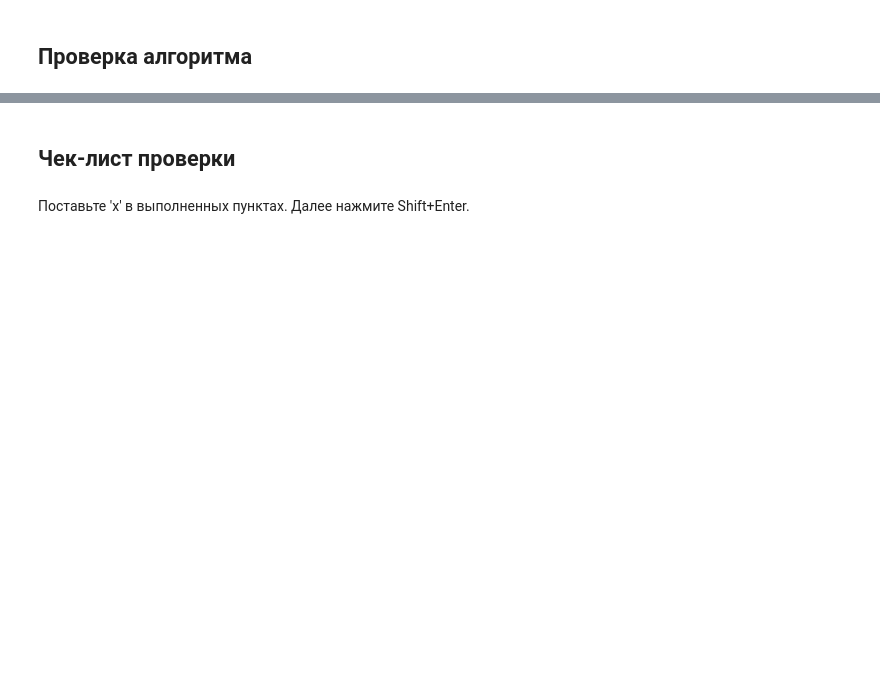
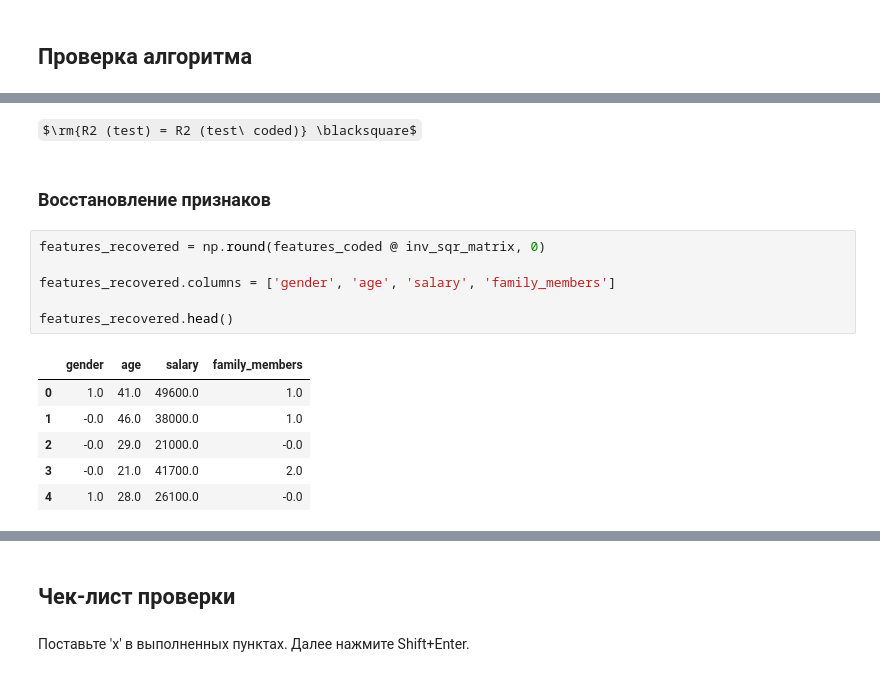
Before and after one commit to mbelveder/praktikum, a Jupyter notebook: 10_insurance/insurance.ipynb, the cells around one changed output, grey strips where cells are left out. Cells and saved outputs as stored; diff of their text form; some formulas as TeX source; blank space fills up the shorter version.

```diff
--- a/10_insurance/insurance.ipynb
+++ b/10_insurance/insurance.ipynb
@@ -265,0 +329,17 @@ print(r2_score(target, predictions))
+# %% [markdown]
+$\rm{R2 (test) = R2 (test\ coded)} \blacksquare$
+# %% [markdown]
+### Восстановление признаков
+# %%
+features_recovered = np.round(features_coded @ inv_sqr_matrix, 0)
+
+features_recovered.columns = ['gender', 'age', 'salary', 'family_members']
+
+features_recovered.head()
+# %% [output]
+|  | gender | age | salary | family_members |
+| 0 | 1.0 | 41.0 | 49600.0 | 1.0 |
+| 1 | -0.0 | 46.0 | 38000.0 | 1.0 |
+| 2 | -0.0 | 29.0 | 21000.0 | -0.0 |
+| 3 | -0.0 | 21.0 | 41700.0 | 2.0 |
+| 4 | 1.0 | 28.0 | 26100.0 | -0.0 |
```
Also changed, not shown: parts of 31 cells of this notebook.
